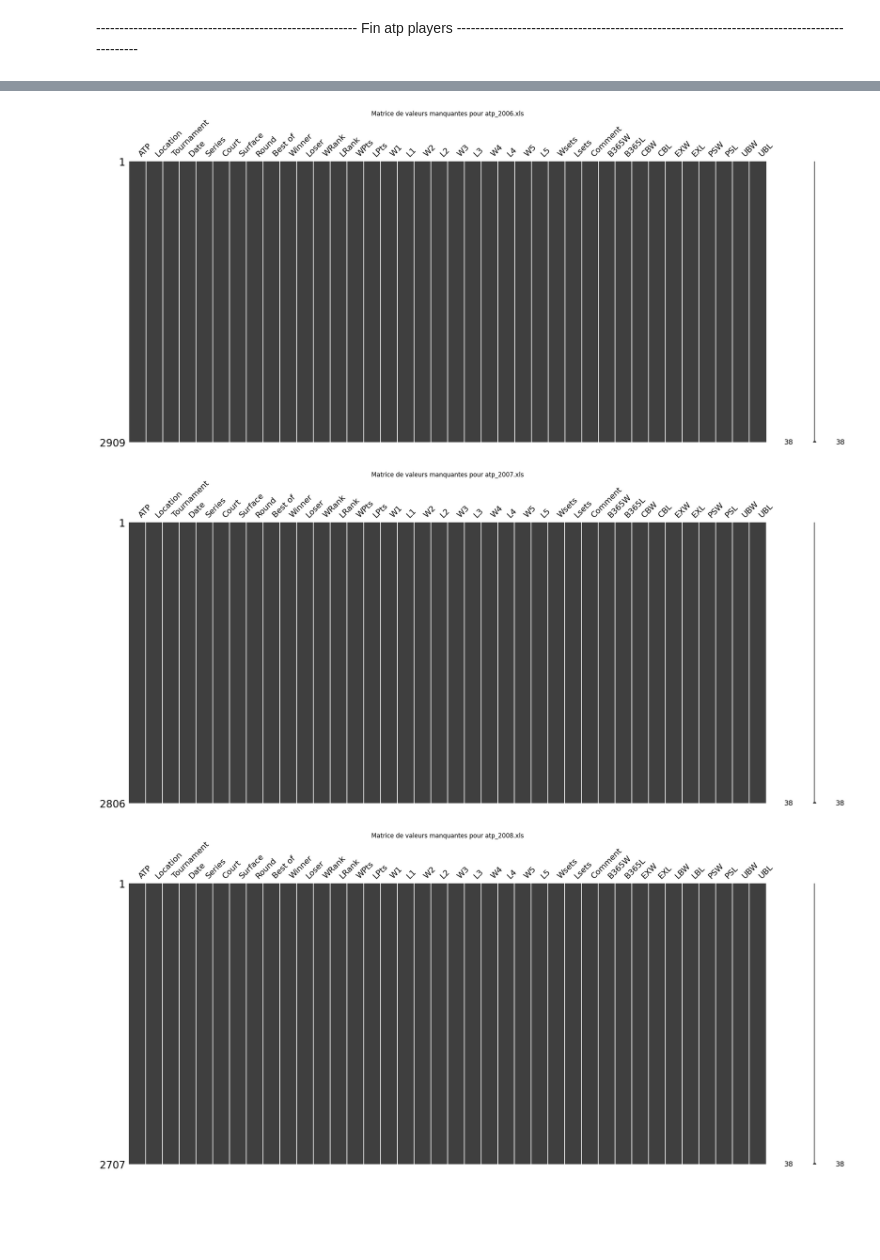
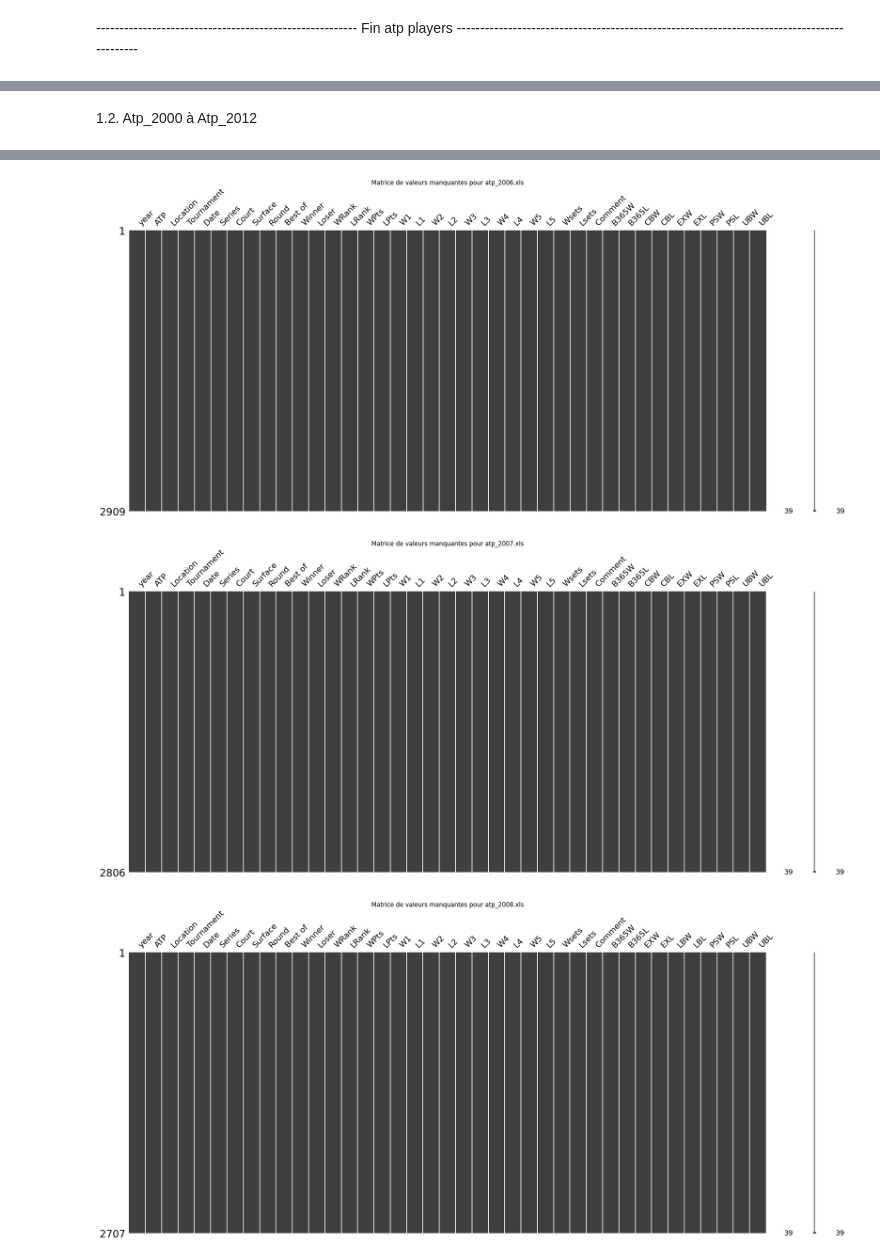
Before and after one commit to S0nia11/Projet_Sp-, a Jupyter notebook: Nettoyage data/Datasets/atp-match-data/Nettoyage_atp.ipynb, the cells around one changed output, grey strips where cells are left out. Drawn from its saved outputs; the diff is of its cells as text; code cells hidden in the pictures; blank space fills up the shorter version.

```diff
--- a/Nettoyage data/Datasets/atp-match-data/Nettoyage_atp.ipynb
+++ b/Nettoyage data/Datasets/atp-match-data/Nettoyage_atp.ipynb
@@ -91,13 +46,21 @@ plt.show()
+# %% [markdown]
+1.2. Atp_2000 à Atp_2012
 # %%
-#Datasets de 2001-2012
 datasets = ['atp_2000.xls', 'atp_2001.xls', 'atp_2002.xls', 'atp_2003.xls', 'atp_2004.xls',
             'atp_2005.xls', 'atp_2006.xls', 'atp_2007.xls', 'atp_2008.xls', 'atp_2009.xls',
             'atp_2010.xls', 'atp_2011.xls', 'atp_2012.xls']
+
+dfs = []
 for dataset in datasets:
     df = pd.read_excel(dataset)
+    year = int(dataset.split('_')[1].split('.')[0])
+    df['year'] = year
+    cols = ['year'] + [col for col in df.columns if col != 'year']
+    df = df[cols]
     df = df.dropna(axis=1, how='all')
     df.fillna(0, inplace=True)
     msno.matrix(df)
     plt.title(f"Matrice de valeurs manquantes pour {dataset}")
     plt.show()
+    dfs.append(df)
 # %% [output]
@@ -110,3 +73,3 @@ for dataset in datasets:
-[figure, old version]
+[figure, new version]
-[figure, old version]
+[figure, new version]
-[figure, old version]
+[figure, new version]
```
Also changed, not shown: parts of 27 cells of this notebook, 4 other files.
